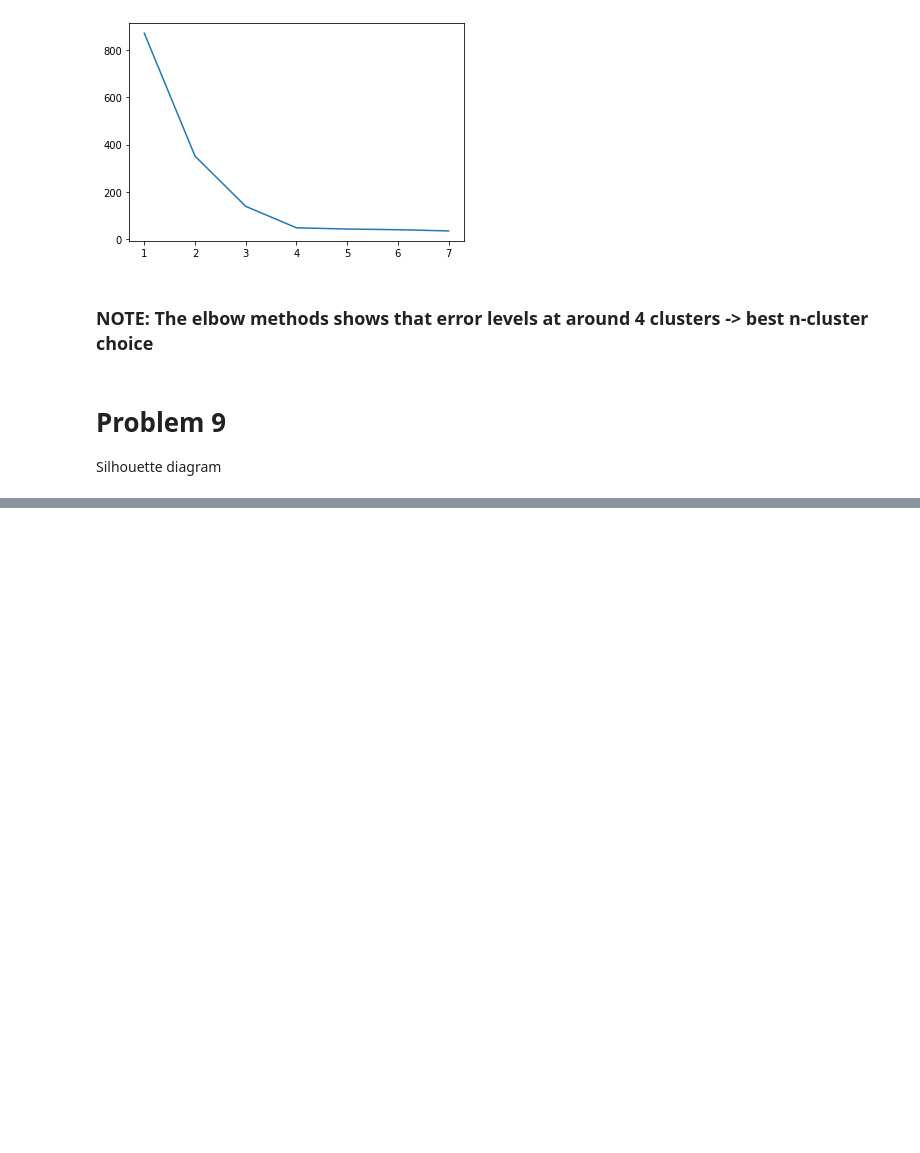
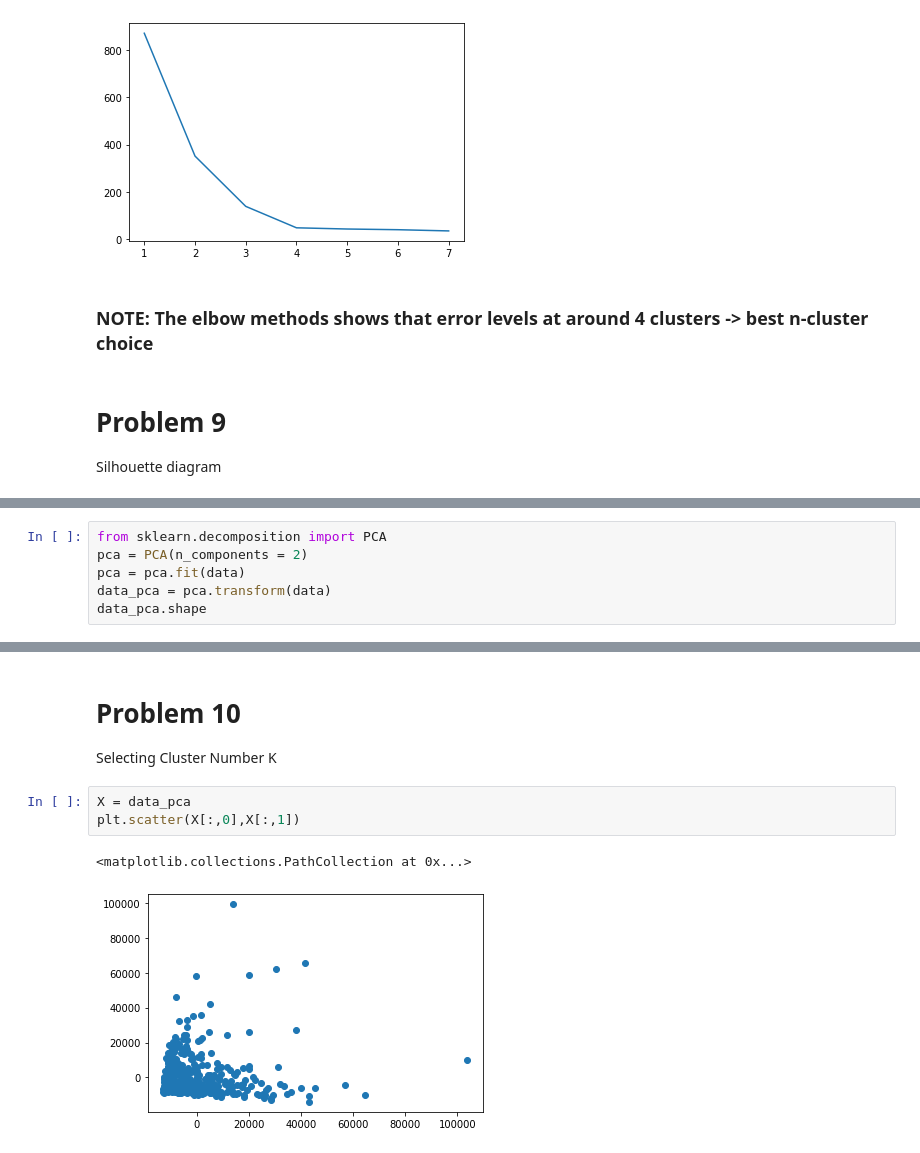
Before and after one commit to produdez/diveintocode-ml, a Jupyter notebook: Week 13/ClusteringScratch.ipynb, the cells around one changed output, grey strips where cells are left out. Drawn from its saved outputs; the diff is of its cells as text; blank space fills up the shorter version.

```diff
--- a/Week 13/ClusteringScratch.ipynb
+++ b/Week 13/ClusteringScratch.ipynb
@@ -476,0 +552,6 @@ def silhouette_diagram(silhouette_vals, silhouette_avg,y_km, cluster_labels,n_cl
+# %%
+from sklearn.decomposition import PCA
+pca = PCA(n_components = 2)
+pca = pca.fit(data)
+data_pca = pca.transform(data)
+data_pca.shape
@@ -476,0 +583,9 @@ def silhouette_diagram(silhouette_vals, silhouette_avg,y_km, cluster_labels,n_cl
+# %% [markdown]
+# Problem 10
+Selecting Cluster Number K
+# %%
+X = data_pca
+plt.scatter(X[:,0],X[:,1])
+# %% [output]
+<matplotlib.collections.PathCollection at 0x...>
+[figure, added]
```
Also changed, not shown: parts of 42 cells of this notebook, 2 other files.
